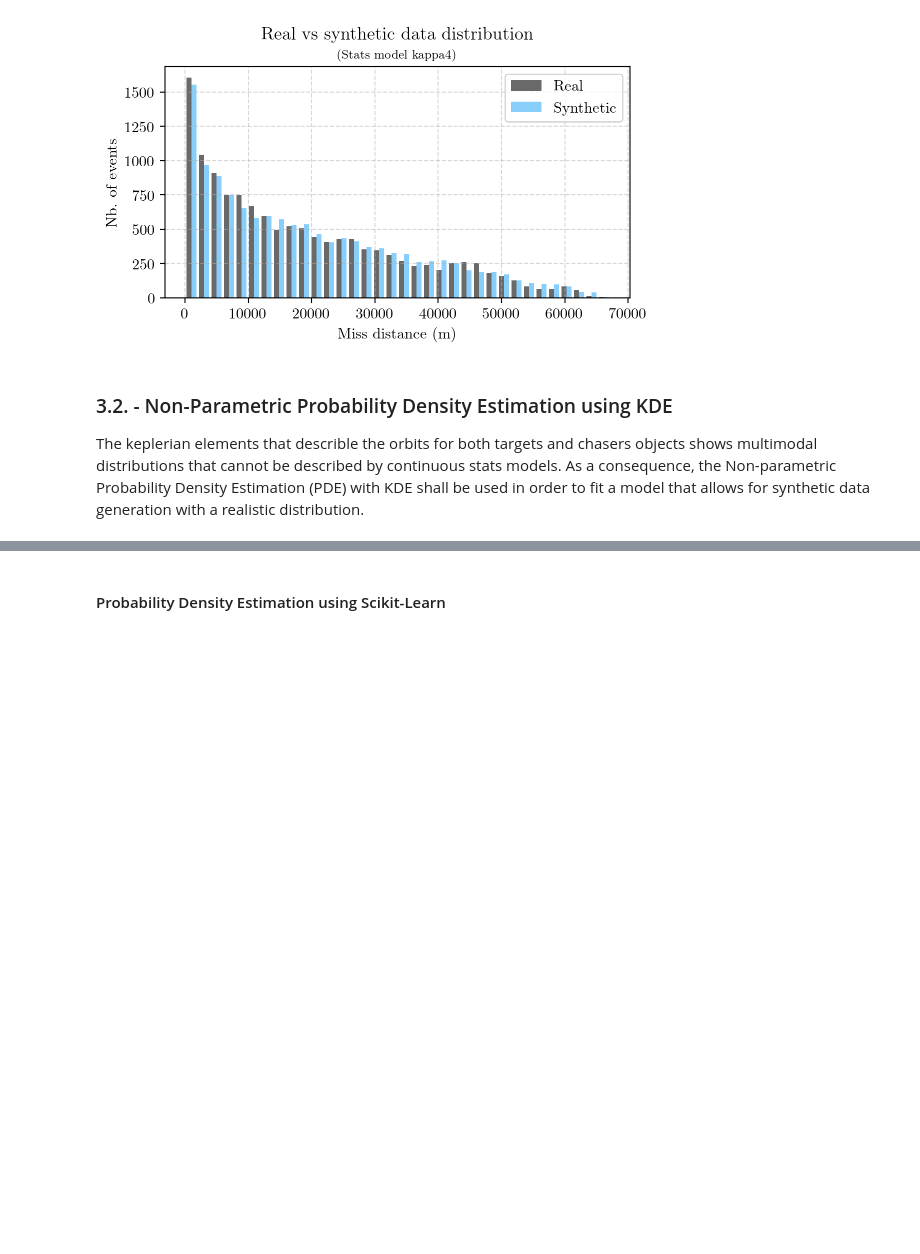
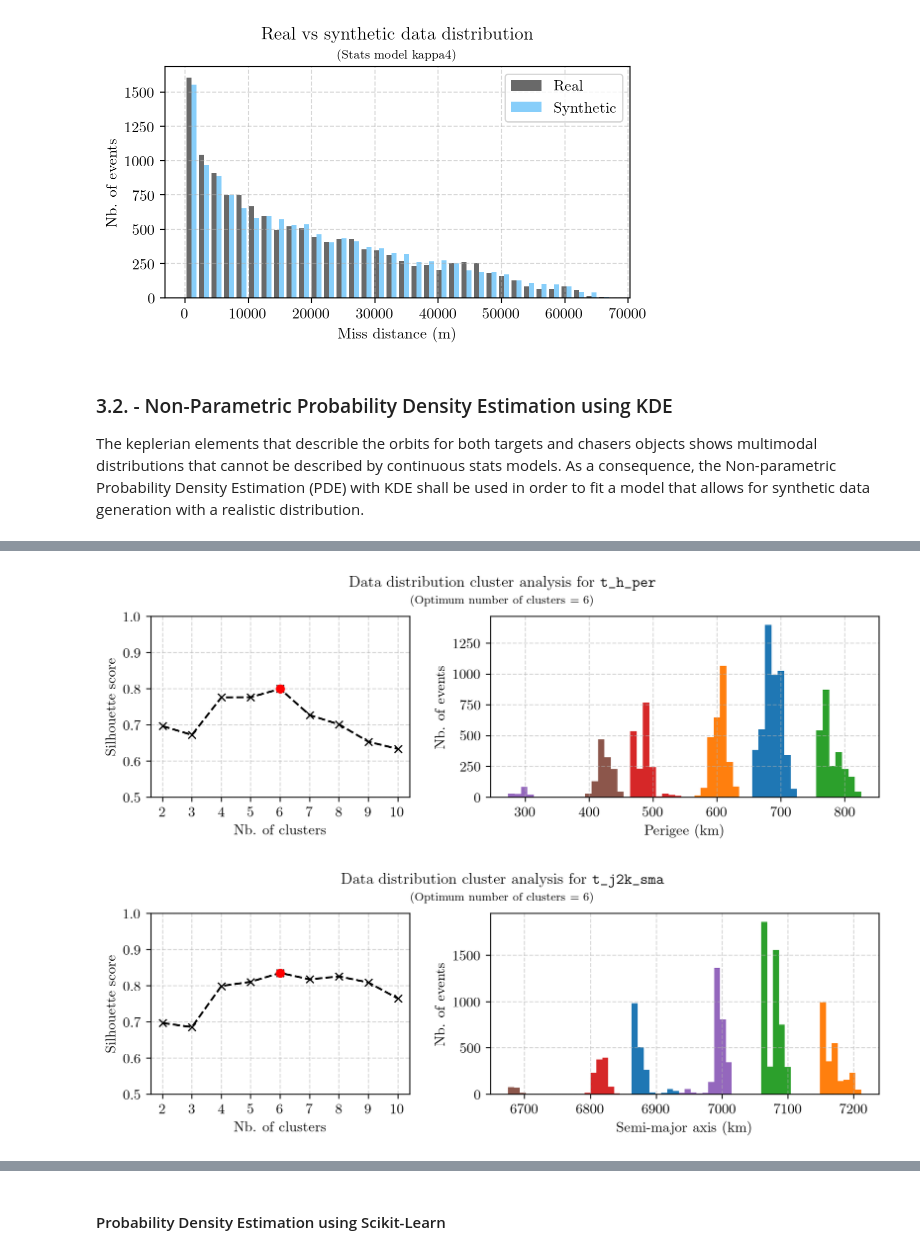
Before and after one commit to JJavierRosales/scapy, a Jupyter notebook: notebooks/Kelvins - Collision Avoidance Challenge + EDA.ipynb, the cells around one changed output, grey strips where cells are left out. Cells and saved outputs as stored; diff of their text form; code cells hidden in the pictures; blank space fills up the shorter version.

```diff
--- a/notebooks/Kelvins - Collision Avoidance Challenge + EDA.ipynb
+++ b/notebooks/Kelvins - Collision Avoidance Challenge + EDA.ipynb
@@ -779,0 +649,80 @@ for keColumn, keLabel in keColumns.items():
+# %%
+# importing required libraries
+from matplotlib import gridspec
+
+colors = list(mcolors.TABLEAU_COLORS.values())
+
+# Run through both type of objects
+for keColumn, keLabel in keColumns.items():
+
+    # Get the data upon which the clustering shall be done
+    data = np.array(df_lastCDM['t' + keColumn]).reshape(-1, 1)
+
+    # Get number of bins used in a global histogram for better readability
+    bins = nbins(data, 'fd')
+
+    # Use Silhouette method to compute optimal number of clusters
+
+    potential_clusters = np.arange(2, 11,1)
+    silhouette_avg = []
+    for n_clusters in potential_clusters:
+
+        # Initialise the clusterer object
+        clusterer = KMeans(n_clusters=n_clusters, random_state=0).fit(data)
+
+        # Calculate silhouette score and append it to the array
+        silhouette_avg.append(silhouette_score(data, clusterer.labels_))
+
+    # Get maximum Silhouette score that indicate optimal number of clusters
+    max_silhouette_score = np.max(silhouette_avg)
+    n_clusters = np.min(potential_clusters[silhouette_avg==max_silhouette_score])
+
+
+    # Use KMeans algorithm to identify all different clusters
+    clusterer = KMeans(n_clusters=n_clusters, random_state=0).fit(data)
+    cluster_labels = np.array(clusterer.labels_).flatten()
+
+    #res = dict(zip(clusterer.predict(clusterer.cluster_centers_), clusterer.cluster_centers_.flatten()))
+    #print(res)
+
+
+    # Create the figure object
+    fig = plt.figure(figsize=(10,2.5))
+
+    # Create grid for different subplots
+    spec = gridspec.GridSpec(ncols=2, nrows=1, width_ratios=[2, 3], wspace=0.25)
+
+    # Plot Silhouette chart
+    ax0 = fig.add_subplot(spec[0])
+    ax0.plot(potential_clusters, silhouette_avg,'kx--')
+    ax0.plot(n_clusters, max_silhouette_score, 'ro')
+    ax0.set_ylabel(r'Silhouette score')
+    ax0.set_xlabel(r'Nb. of clusters')
+    ax0.set_ylim(0.5,1)
+    ax0.set_xticks(potential_clusters)
+
+    # Plot histogram grouped by clusters
+    ax1 = fig.add_subplot(spec[1])
+    N, bins, patches = ax1.hist(data, bins = bins)
+    ax1.set_ylabel(r'Nb. of events')
+    ax1.set_xlabel(r'' + keLabel)
+
+    for i in range(len(patches)):
+
+        # Get the cluster to which the bin belongs to
+        bin_cluster = cluster_labels[(data<=bins[i+1]).flatten() & (data>bins[i]).flatten()]
+
+        # Change histogram bar color if it belongs to a cluster
+        if len(bin_cluster)>0: patches[i].set_facecolor(colors[np.max(bin_cluster)])
+
+    ax0.grid(True, linestyle="dashed", alpha=0.5)
+    ax1.grid(True, linestyle="dashed", alpha=0.5)
+
+    fig.suptitle(r'Data distribution cluster analysis for \texttt{t' + keColumn + '}' + '\n'
+                 '\small (Optimum number of clusters = ' + str(n_clusters) + ')',
+                 fontsize=12, y=1.05)
+
+    plt.show()
+# %% [output]
+[figure, new version]
+[figure, added]
```
Also changed, not shown: parts of 14 cells of this notebook.
